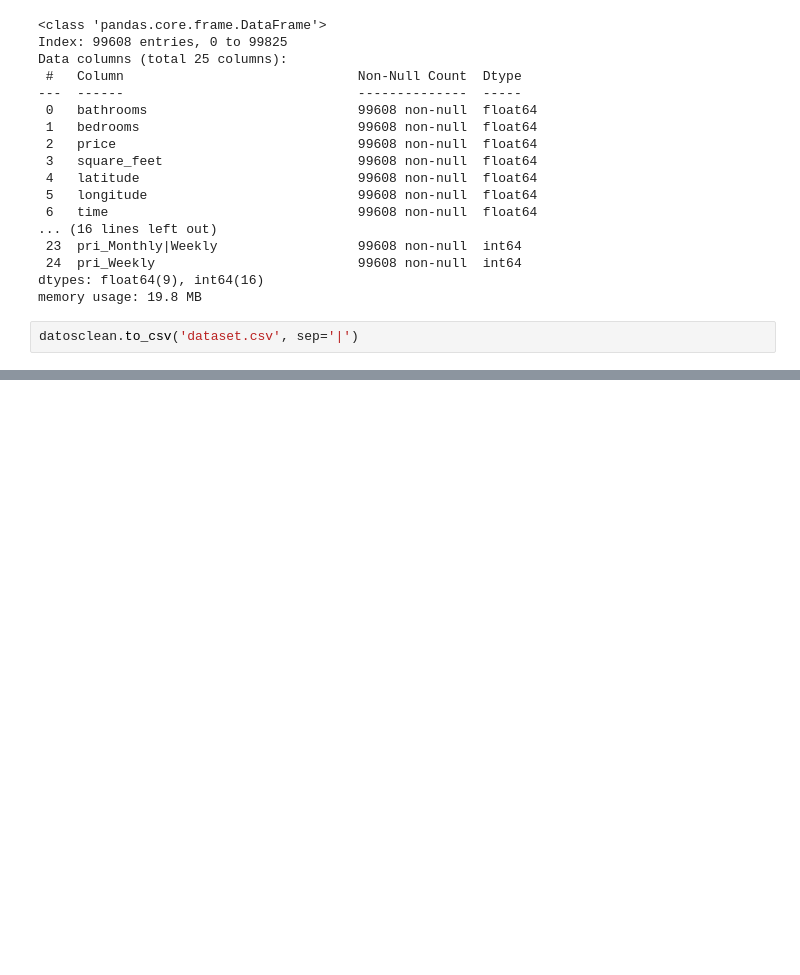
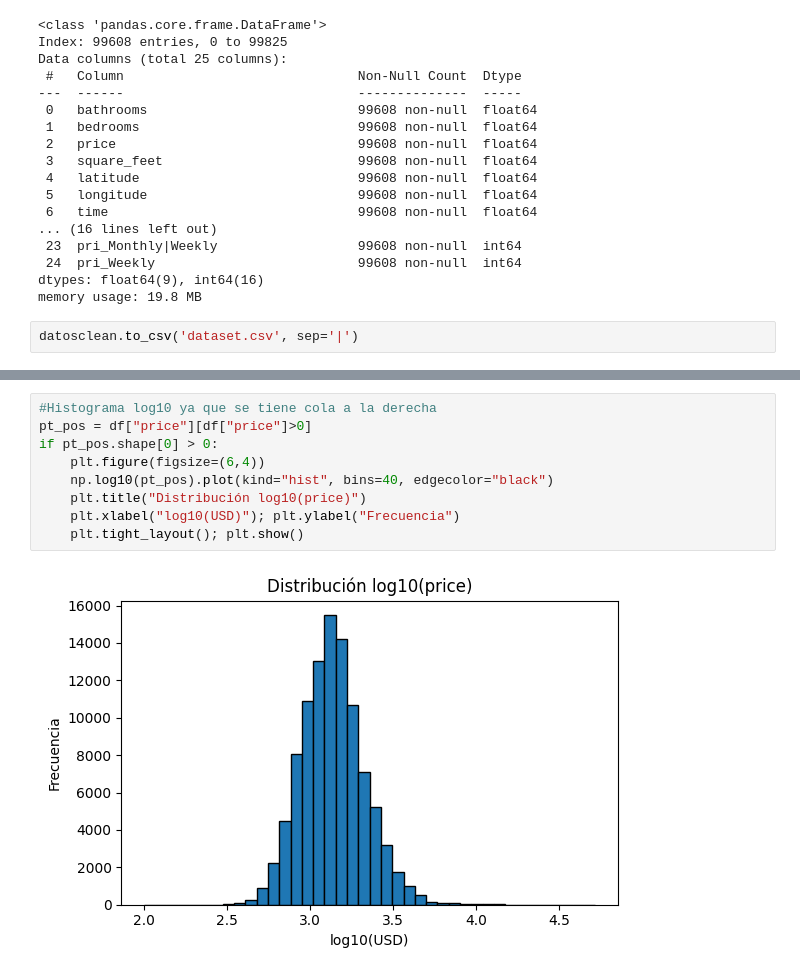
Before and after one commit to DMzeroone/Mlopstrabajofinal, a Jupyter notebook: notebooks/mlopstrabajofinal.ipynb, the cells around one changed output, grey strips where cells are left out. Cells and saved outputs as stored; diff of their text form; blank space fills up the shorter version.

```diff
--- a/notebooks/mlopstrabajofinal.ipynb
+++ b/notebooks/mlopstrabajofinal.ipynb
@@ -185,0 +422,11 @@ datosclean.to_csv('dataset.csv', sep='|')
+# %%
+#Histograma log10 ya que se tiene cola a la derecha
+pt_pos = df["price"][df["price"]>0]
+if pt_pos.shape[0] > 0:
+    plt.figure(figsize=(6,4))
+    np.log10(pt_pos).plot(kind="hist", bins=40, edgecolor="black")
+    plt.title("Distribución log10(price)")
+    plt.xlabel("log10(USD)"); plt.ylabel("Frecuencia")
+    plt.tight_layout(); plt.show()
+# %% [output]
+[figure, added]
```
Also changed, not shown: parts of 16 cells of this notebook.
